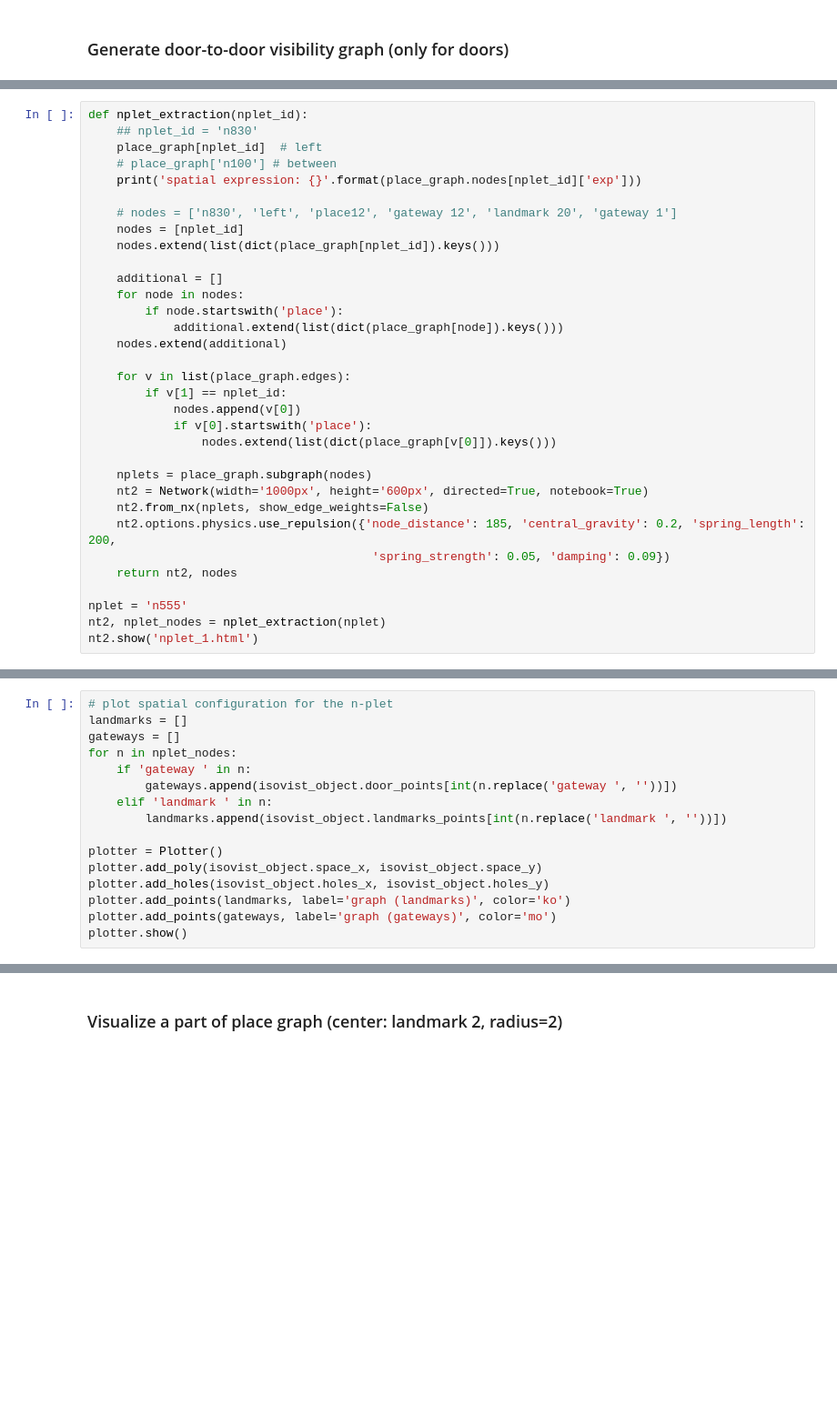
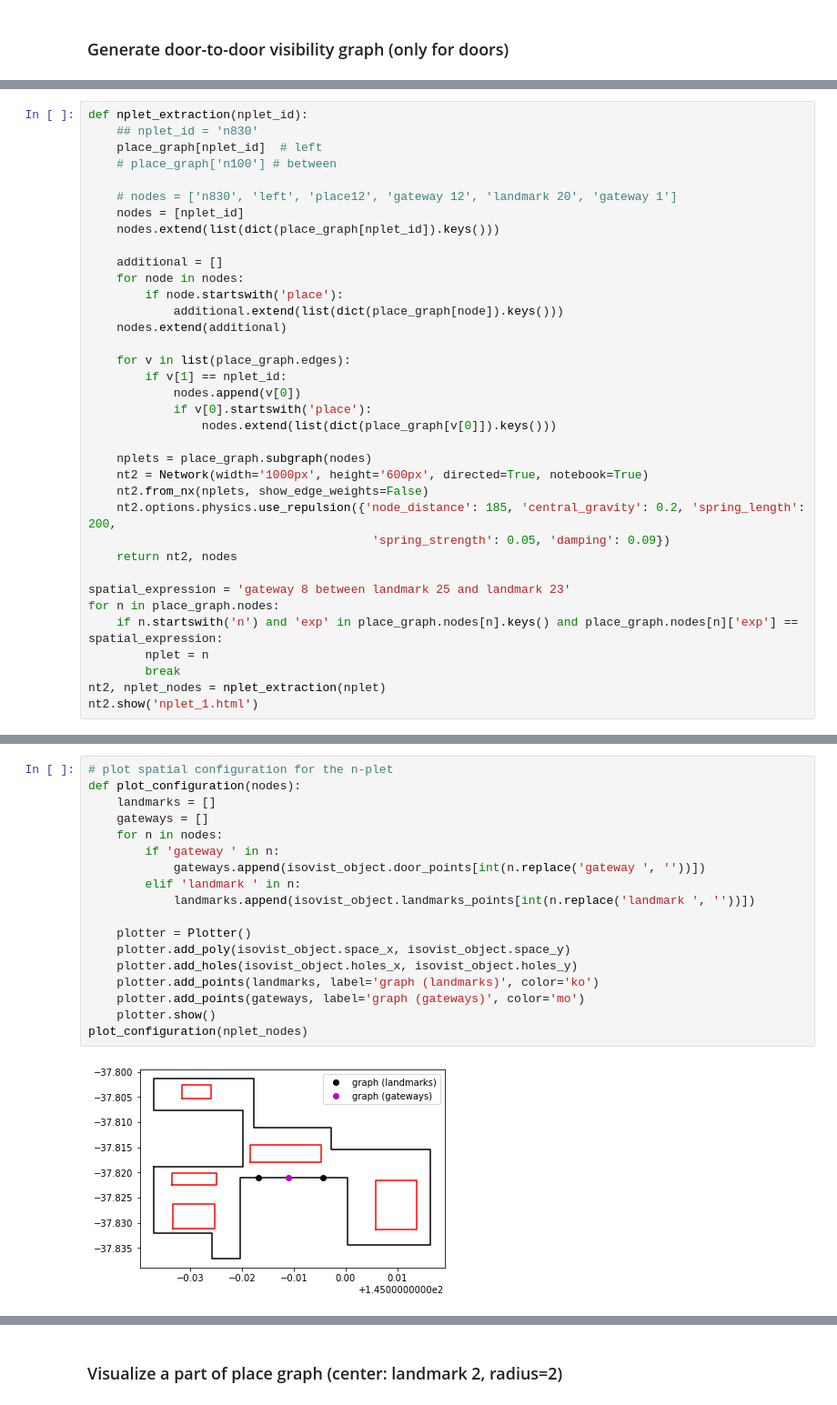
Before and after one commit to hamzeiehsan/indoor_view_graph, a Jupyter notebook: ViewGraph.ipynb, the cells around one changed output, grey strips where cells are left out. Shown at 91% size. Drawn from its saved outputs; the diff is of its cells as text; blank space fills up the shorter version.

```diff
--- a/ViewGraph.ipynb
+++ b/ViewGraph.ipynb
@@ -238,7 +286,6 @@ def nplet_extraction(nplet_id):
     ## nplet_id = 'n830'
     place_graph[nplet_id]  # left
     # place_graph['n100'] # between
-    print('spatial expression: {}'.format(place_graph.nodes[nplet_id]['exp']))
 
     # nodes = ['n830', 'left', 'place12', 'gateway 12', 'landmark 20', 'gateway 1']
     nodes = [nplet_id]
@@ -263,6 +310,10 @@ def nplet_extraction(nplet_id):
                                         'spring_strength': 0.05, 'damping': 0.09})
     return nt2, nodes
 
-nplet = 'n555'
+spatial_expression = 'gateway 8 between landmark 25 and landmark 23'
+for n in place_graph.nodes:
+    if n.startswith('n') and 'exp' in place_graph.nodes[n].keys() and place_graph.nodes[n]['exp'] == spatial_expression:
+        nplet = n
+        break
 nt2, nplet_nodes = nplet_extraction(nplet)
 nt2.show('nplet_1.html')
@@ -269,16 +322,20 @@ nt2.show('nplet_1.html')
 # %%
 # plot spatial configuration for the n-plet
-landmarks = []
-gateways = []
-for n in nplet_nodes:
-    if 'gateway ' in n:
-        gateways.append(isovist_object.door_points[int(n.replace('gateway ', ''))])
-    elif 'landmark ' in n:
-        landmarks.append(isovist_object.landmarks_points[int(n.replace('landmark ', ''))])
+def plot_configuration(nodes):
+    landmarks = []
+    gateways = []
+    for n in nodes:
+        if 'gateway ' in n:
+            gateways.append(isovist_object.door_points[int(n.replace('gateway ', ''))])
+        elif 'landmark ' in n:
+            landmarks.append(isovist_object.landmarks_points[int(n.replace('landmark ', ''))])
 
-plotter = Plotter()
-plotter.add_poly(isovist_object.space_x, isovist_object.space_y)
-plotter.add_holes(isovist_object.holes_x, isovist_object.holes_y)
-plotter.add_points(landmarks, label='graph (landmarks)', color='ko')
-plotter.add_points(gateways, label='graph (gateways)', color='mo')
-plotter.show()
+    plotter = Plotter()
+    plotter.add_poly(isovist_object.space_x, isovist_object.space_y)
+    plotter.add_holes(isovist_object.holes_x, isovist_object.holes_y)
+    plotter.add_points(landmarks, label='graph (landmarks)', color='ko')
+    plotter.add_points(gateways, label='graph (gateways)', color='mo')
+    plotter.show()
+plot_configuration(nplet_nodes)
+# %% [output]
+[figure, added]
```
Also changed, not shown: parts of 29 cells of this notebook, 1 other file.
